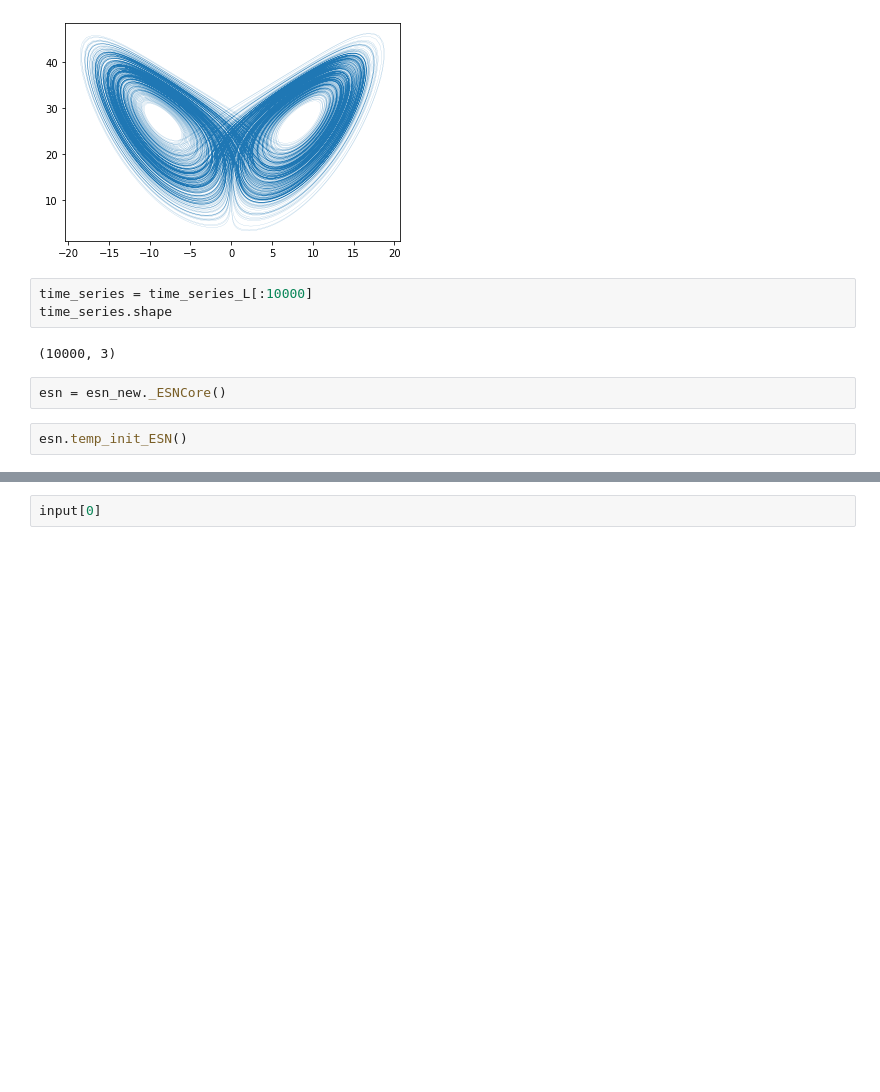
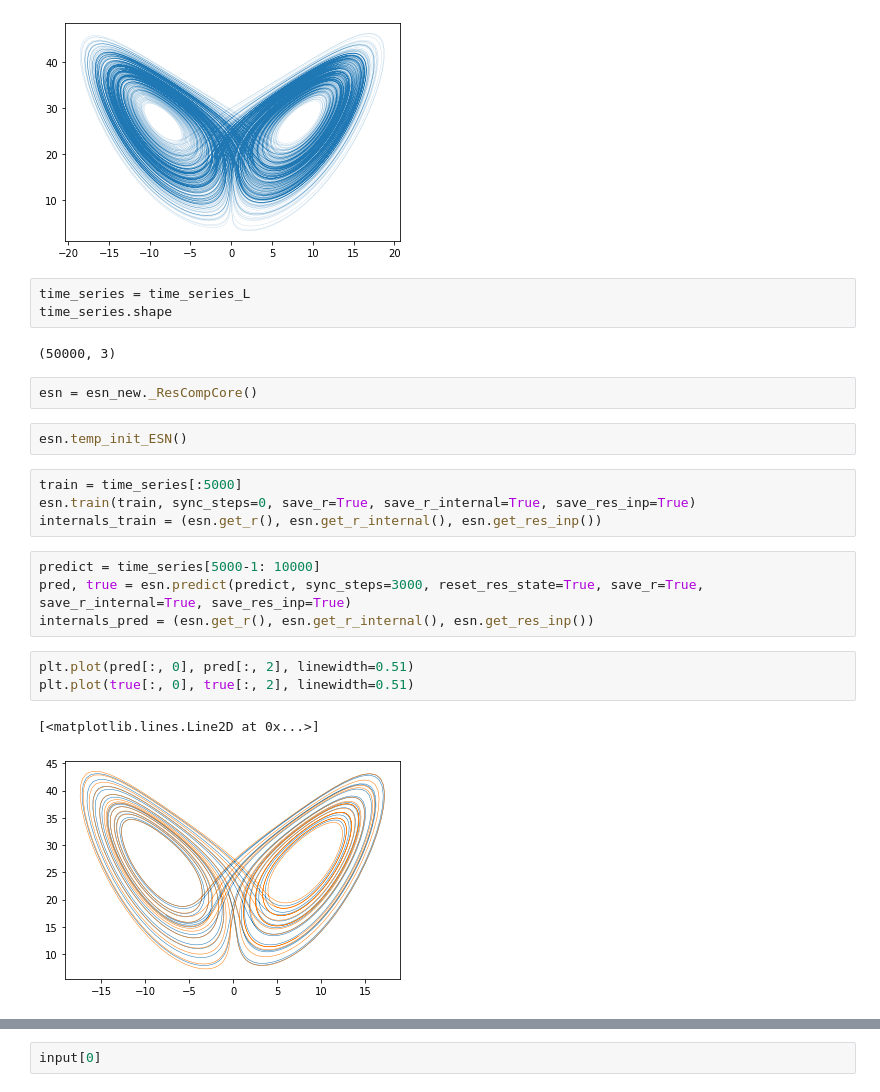
Before and after one commit to DuncDennis/rescomp, a Jupyter notebook: bin/lyapunov_exponents_testing/esn_new_update_test.ipynb, the cells around one changed output, grey strips where cells are left out. Saved outputs shown, nothing was run; the diff lists cells and outputs as text; blank space fills up the shorter version.

```diff
--- a/bin/lyapunov_exponents_testing/esn_new_update_test.ipynb
+++ b/bin/lyapunov_exponents_testing/esn_new_update_test.ipynb
@@ -41,11 +43,25 @@ plt.plot(time_series_L[:, 0], time_series_L[:, 2], linewidth=0.1)
 [<matplotlib.lines.Line2D at 0x...>]
 [figure]
 # %%
-time_series = time_series_L[:10000]
+time_series = time_series_L
 time_series.shape
 # %% [output]
-(10000, 3)
+(50000, 3)
 # %%
-esn = esn_new._ESNCore()
+esn = esn_new._ResCompCore()
 # %%
 esn.temp_init_ESN()
+# %%
+train = time_series[:5000]
+esn.train(train, sync_steps=0, save_r=True, save_r_internal=True, save_res_inp=True)
+internals_train = (esn.get_r(), esn.get_r_internal(), esn.get_res_inp())
+# %%
+predict = time_series[5000-1: 10000]
+pred, true = esn.predict(predict, sync_steps=3000, reset_res_state=True, save_r=True, save_r_internal=True, save_res_inp=True)
+internals_pred = (esn.get_r(), esn.get_r_internal(), esn.get_res_inp())
+# %%
+plt.plot(pred[:, 0], pred[:, 2], linewidth=0.51)
+plt.plot(true[:, 0], true[:, 2], linewidth=0.51)
+# %% [output]
+[<matplotlib.lines.Line2D at 0x...>]
+[figure, added]
```
Also changed, not shown: parts of 34 cells of this notebook, 1 other file.
